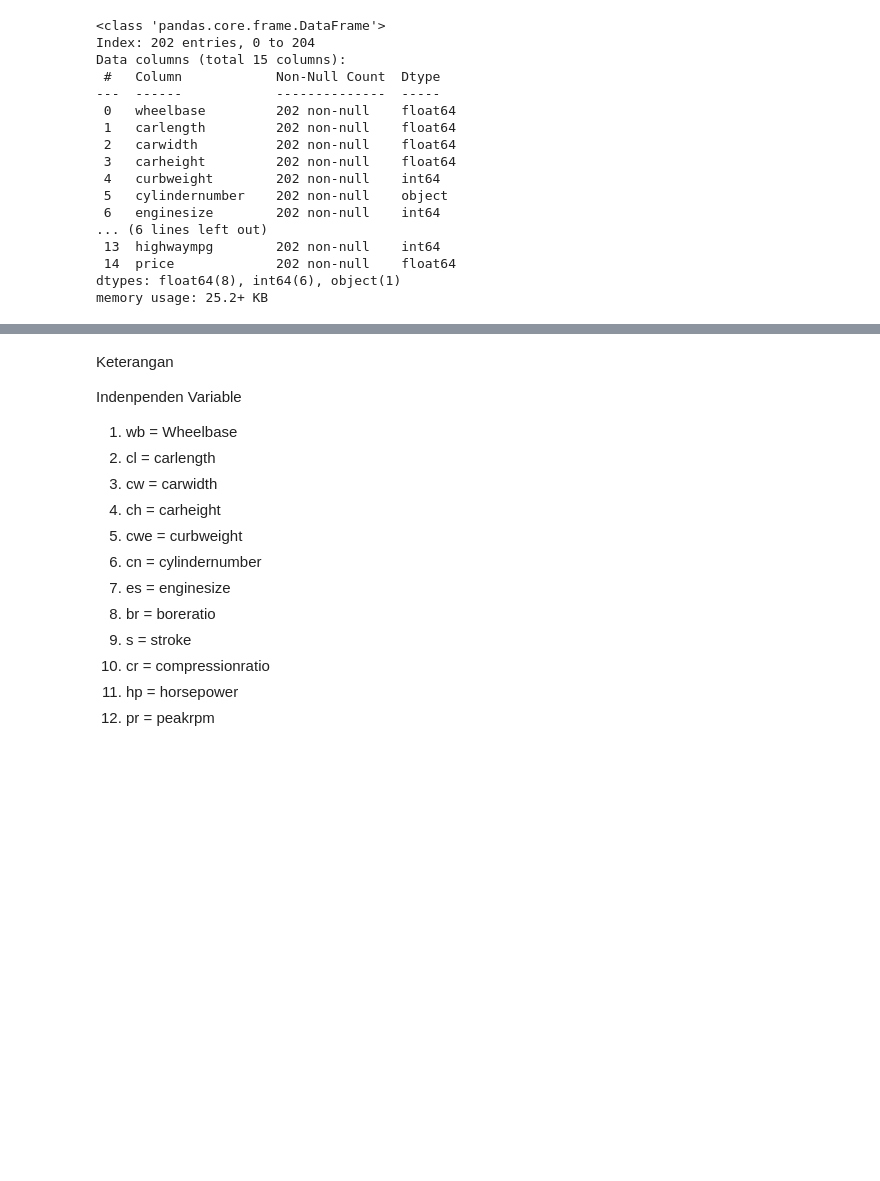
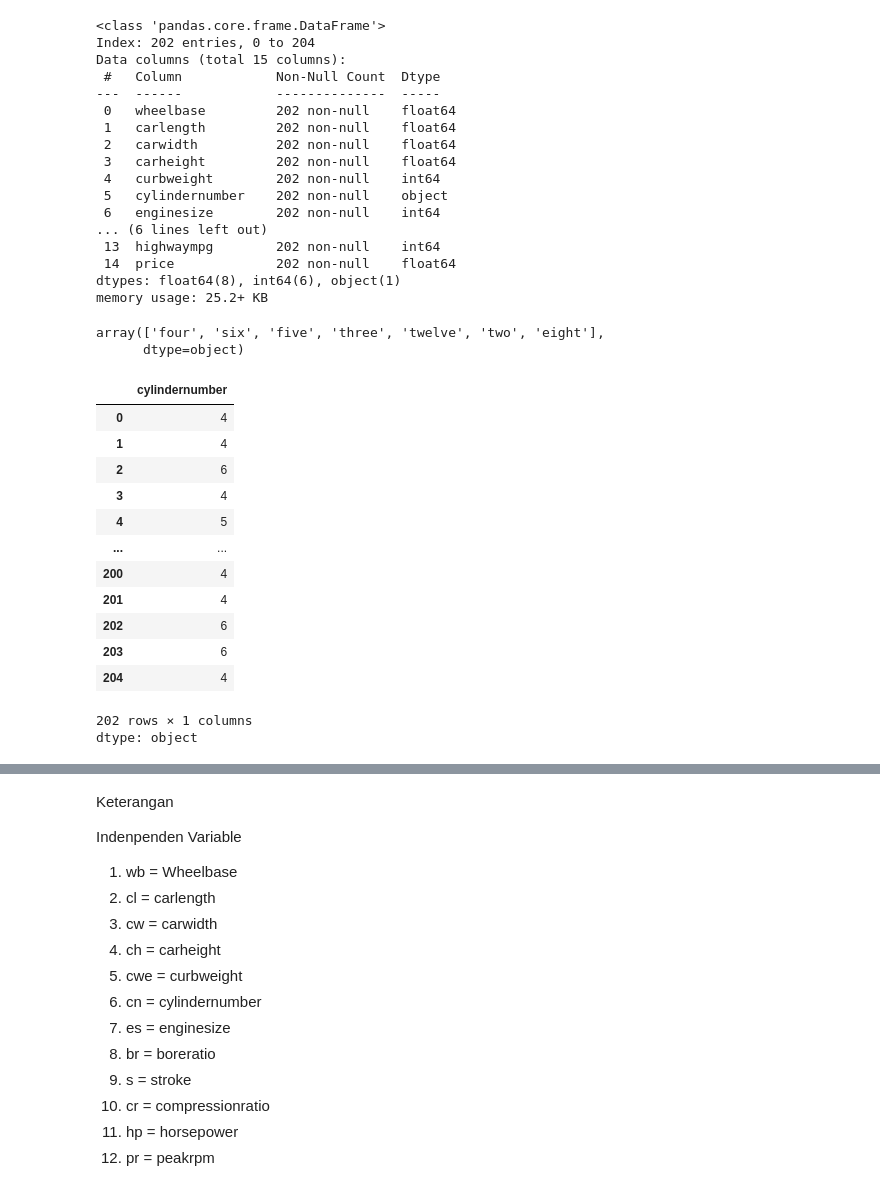
Before and after one commit to laykwokbien/Predicting_Car_Price-Multi-Linear-Regression-Manual, a Jupyter notebook: Predicting_Car_Price_(Multi_Linear_Regression_Manual).ipynb, the cells around one changed output, grey strips where cells are left out. Cells and saved outputs as stored; diff of their text form; code cells hidden in the pictures; blank space fills up the shorter version.

```diff
--- a/Predicting_Car_Price_(Multi_Linear_Regression_Manual).ipynb
+++ b/Predicting_Car_Price_(Multi_Linear_Regression_Manual).ipynb
@@ -4,6 +4,7 @@ import numpy as np
 import pandas as pd
 from sklearn.model_selection import train_test_split
 import matplotlib.pyplot as plt
+pd.set_option("future.no_silent_downcasting", True)
 # %%
 # Membaca File CSV
 df = pd.read_csv('CarPrice_Assignment.csv')
@@ -95,0 +95,34 @@ flt = df['symboling']
+# %%
+df['cylindernumber'].unique()
+# %% [output]
+array(['four', 'six', 'five', 'three', 'twelve', 'two', 'eight'],
+      dtype=object)
+# %%
+stringtonum = {
+    'four': 4,
+    'six': 6,
+    'five': 5,
+    'three': 3,
+    'twelve': 12,
+    'two': 2,
+    'eight': 8
+}
+
+df.loc[:, 'cylindernumber'] = df['cylindernumber'].replace(stringtonum)
+# %%
+df['cylindernumber']
+# %% [output]
+|  | cylindernumber |
+| 0 | 4 |
+| 1 | 4 |
+| 2 | 6 |
+| 3 | 4 |
+| 4 | 5 |
+| ... | ... |
+| 200 | 4 |
+| 201 | 4 |
+| 202 | 6 |
+| 203 | 6 |
+| 204 | 4 |
+202 rows × 1 columns
+dtype: object
```
Also changed, not shown: parts of 35 cells of this notebook.
